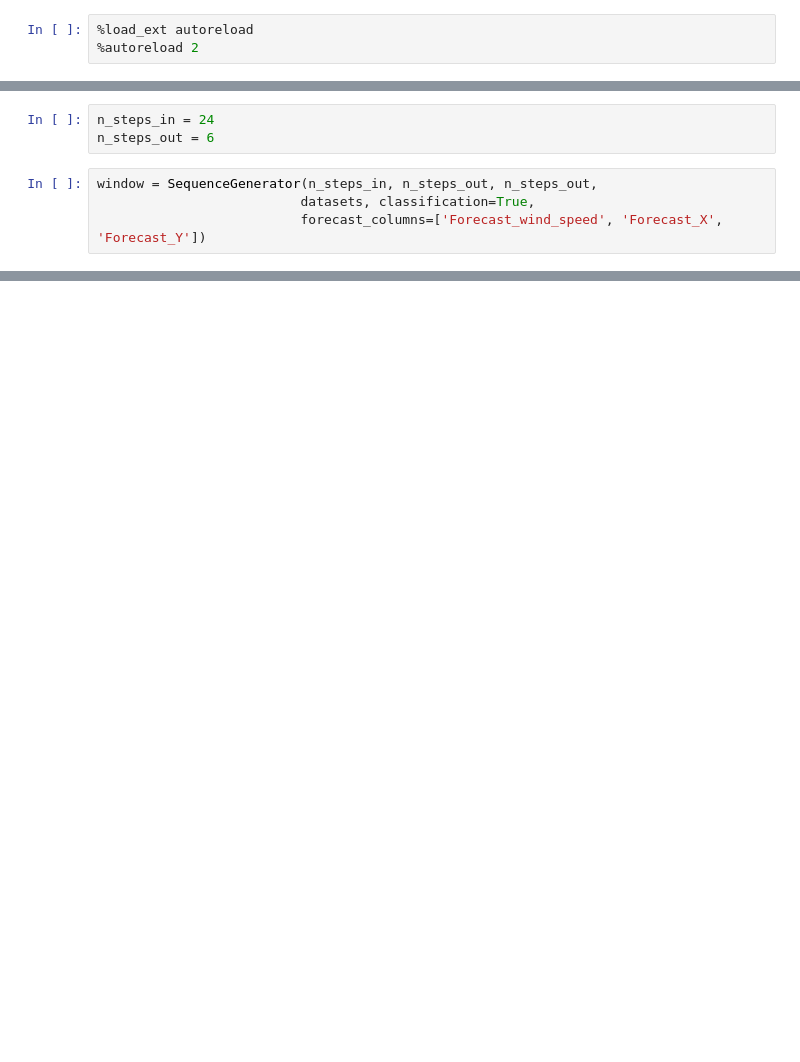
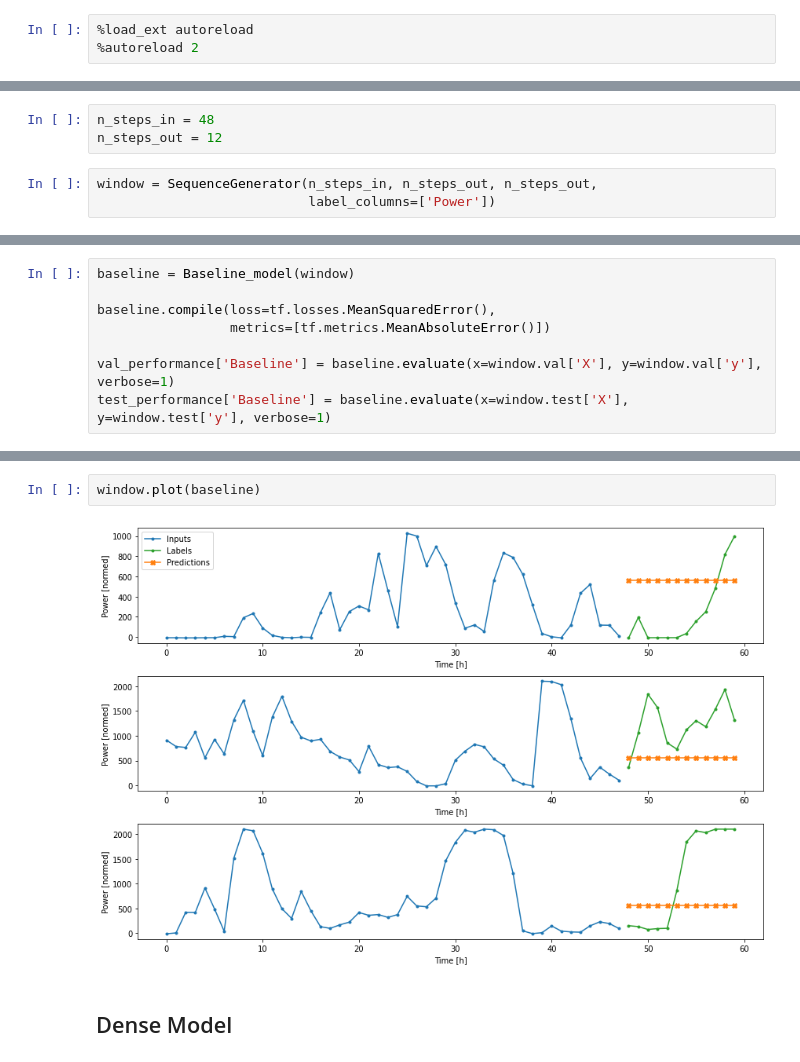
Before and after one commit to AmaurySalles/NextWind, a Jupyter notebook: Clean_up.ipynb, the cells around one changed output, grey strips where cells are left out. Drawn from its saved outputs; the diff is of its cells as text; blank space fills up the shorter version.

Commit message:
Further cleaning of SequenceGenerator & Baseline model

```diff
--- a/Clean_up.ipynb
+++ b/Clean_up.ipynb
@@ -17,9 +23,8 @@ from projectwind.preproc import SequenceGenerator
 # %%
-n_steps_in = 24
-n_steps_out = 6
+n_steps_in = 48
+n_steps_out = 12
 # %%
 window = SequenceGenerator(n_steps_in, n_steps_out, n_steps_out,
-                          datasets, classification=True,
-                          forecast_columns=['Forecast_wind_speed', 'Forecast_X', 'Forecast_Y'])
+                           label_columns=['Power'])
 # %% [output]
 ### Window details ###
@@ -71,0 +69,8 @@ Target std = 574.0
+# %%
+baseline = Baseline_model(window)
+
+baseline.compile(loss=tf.losses.MeanSquaredError(),
+                 metrics=[tf.metrics.MeanAbsoluteError()])
+
+val_performance['Baseline'] = baseline.evaluate(x=window.val['X'], y=window.val['y'], verbose=1)
+test_performance['Baseline'] = baseline.evaluate(x=window.test['X'], y=window.test['y'], verbose=1)
@@ -71,0 +80,6 @@ Target std = 574.0
+# %%
+window.plot(baseline)
+# %% [output]
+[figure, added]
+# %% [markdown]
+## Dense Model
```
Also changed, not shown: parts of 26 cells of this notebook, 8 other files.
